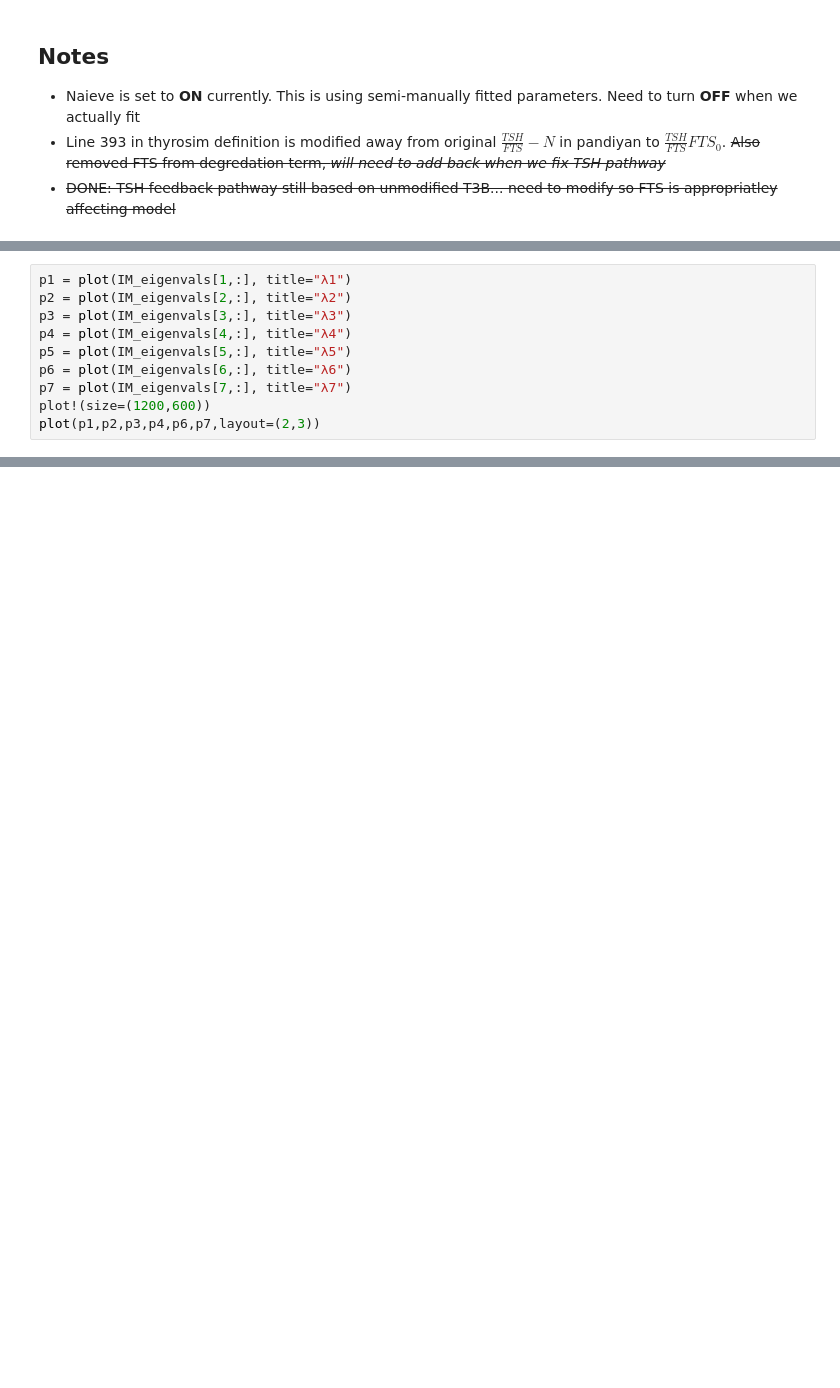
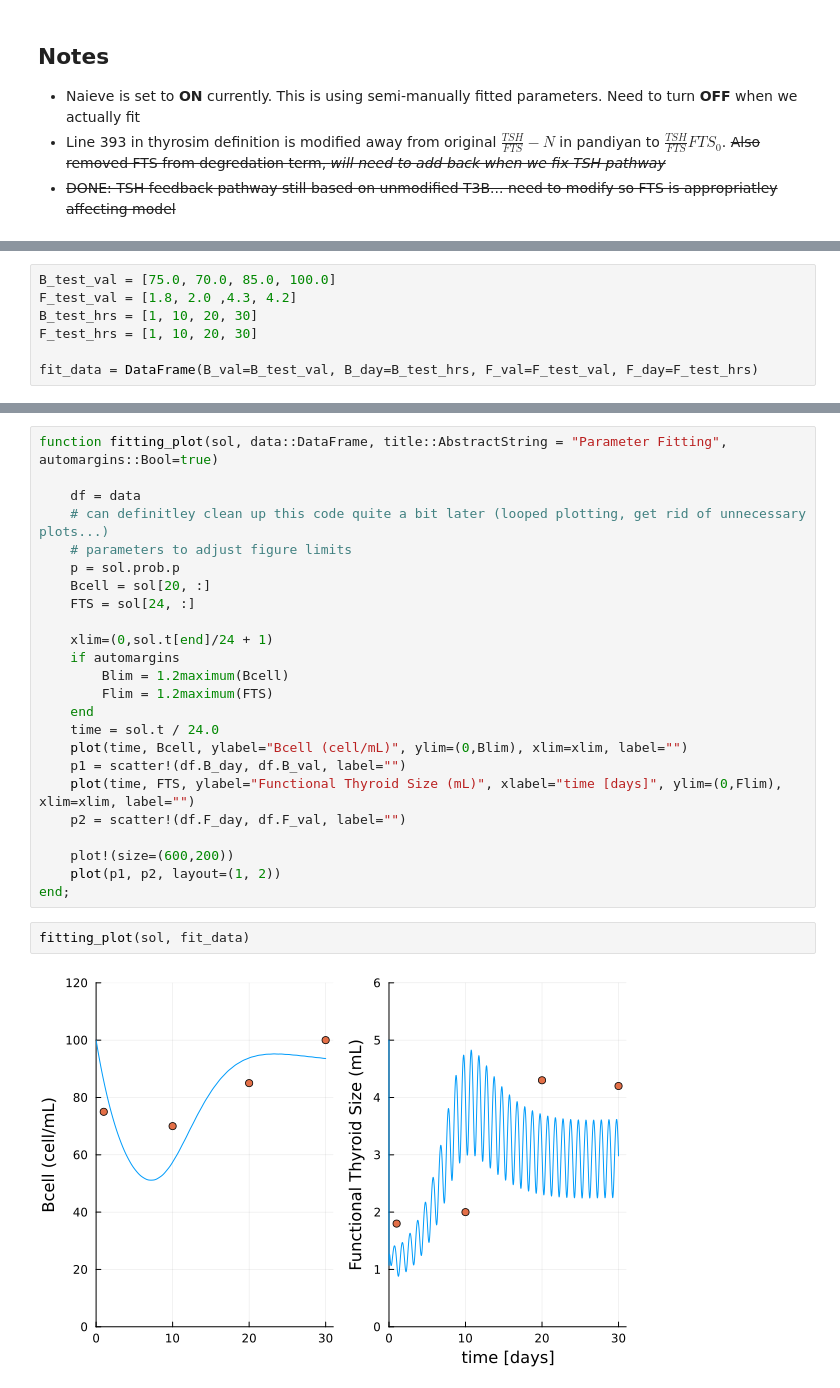
Before and after one commit to mehathakur/BioCyb_UCLA, a Jupyter notebook: thyrosimIM/src/dev.ipynb, the cells around one changed output, grey strips where cells are left out. Drawn from its saved outputs; the diff is of its cells as text; blank space fills up the shorter version.

Commit message:
Small fixes to grapher

```diff
--- a/thyrosimIM/src/dev.ipynb
+++ b/thyrosimIM/src/dev.ipynb
@@ -844,10 +811,0 @@ IM_eigenvals = JacobianTracker(sol);
-# %%
-p1 = plot(IM_eigenvals[1,:], title="λ1")
-p2 = plot(IM_eigenvals[2,:], title="λ2")
-p3 = plot(IM_eigenvals[3,:], title="λ3")
-p4 = plot(IM_eigenvals[4,:], title="λ4")
-p5 = plot(IM_eigenvals[5,:], title="λ5")
-p6 = plot(IM_eigenvals[6,:], title="λ6")
-p7 = plot(IM_eigenvals[7,:], title="λ7")
-plot!(size=(1200,600))
-plot(p1,p2,p3,p4,p6,p7,layout=(2,3))
@@ -855,0 +812,7 @@ plot(p1,p2,p3,p4,p6,p7,layout=(2,3))
+# %%
+B_test_val = [75.0, 70.0, 85.0, 100.0]
+F_test_val = [1.8, 2.0 ,4.3, 4.2]
+B_test_hrs = [1, 10, 20, 30]
+F_test_hrs = [1, 10, 20, 30]
+
+fit_data = DataFrame(B_val=B_test_val, B_day=B_test_hrs, F_val=F_test_val, F_day=F_test_hrs)
@@ -855,0 +827,28 @@ plot(p1,p2,p3,p4,p6,p7,layout=(2,3))
+# %%
+function fitting_plot(sol, data::DataFrame, title::AbstractString = "Parameter Fitting", automargins::Bool=true)
+
+    df = data
+    # can definitley clean up this code quite a bit later (looped plotting, get rid of unnecessary plots...)
+    # parameters to adjust figure limits
+    p = sol.prob.p
+    Bcell = sol[20, :]
+    FTS = sol[24, :]
+
+    xlim=(0,sol.t[end]/24 + 1)
+    if automargins
+        Blim = 1.2maximum(Bcell)
+        Flim = 1.2maximum(FTS)
+    end
+    time = sol.t / 24.0
+    plot(time, Bcell, ylabel="Bcell (cell/mL)", ylim=(0,Blim), xlim=xlim, label="")
+    p1 = scatter!(df.B_day, df.B_val, label="")
+    plot(time, FTS, ylabel="Functional Thyroid Size (mL)", xlabel="time [days]", ylim=(0,Flim), xlim=xlim, label="")
+    p2 = scatter!(df.F_day, df.F_val, label="")
+
+    plot!(size=(600,200))
+    plot(p1, p2, layout=(1, 2))
+end;
+# %%
+fitting_plot(sol, fit_data)
+# %% [output]
+[figure, added]
```
Also changed, not shown: parts of 26 cells of this notebook.
